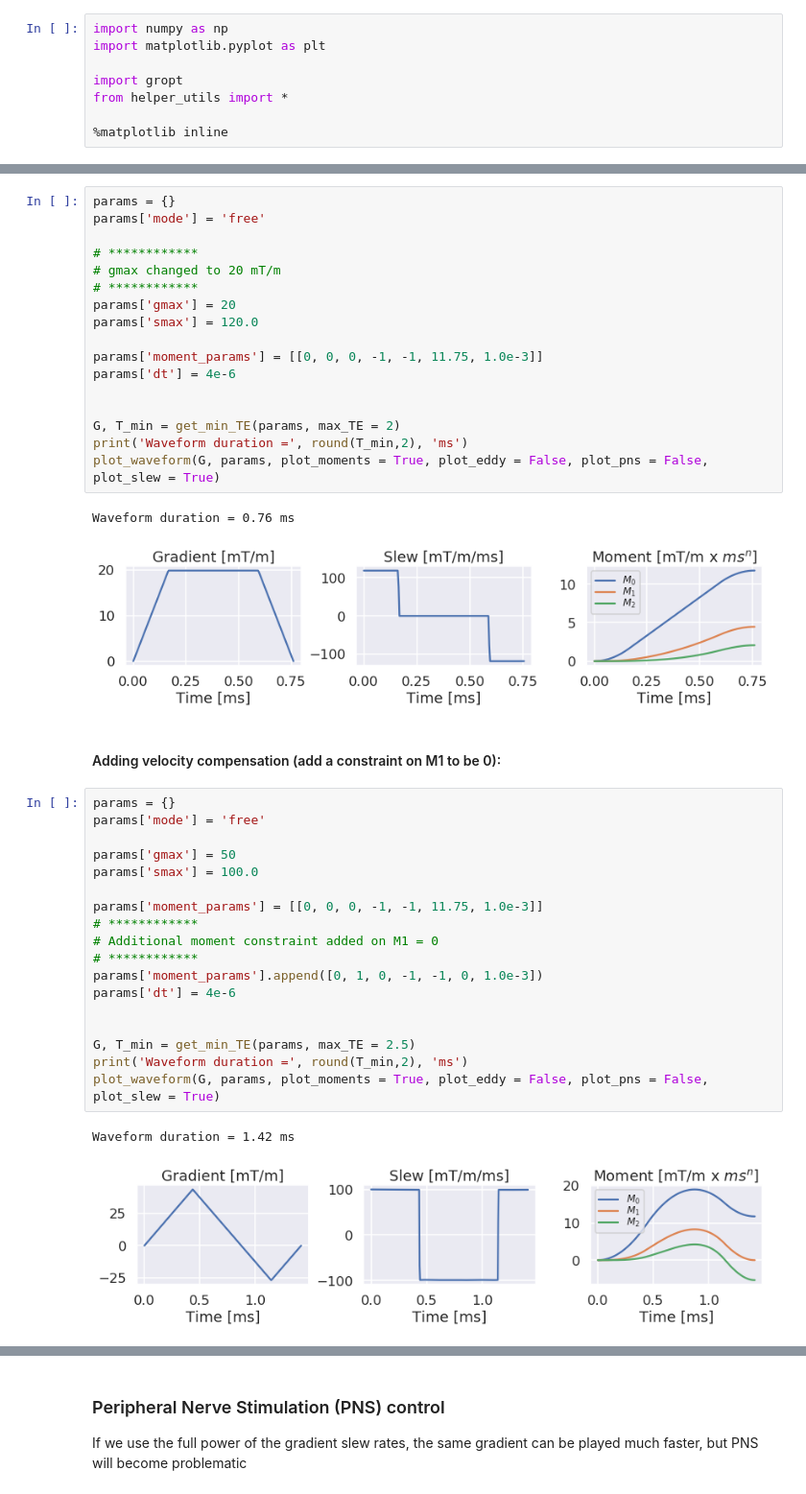
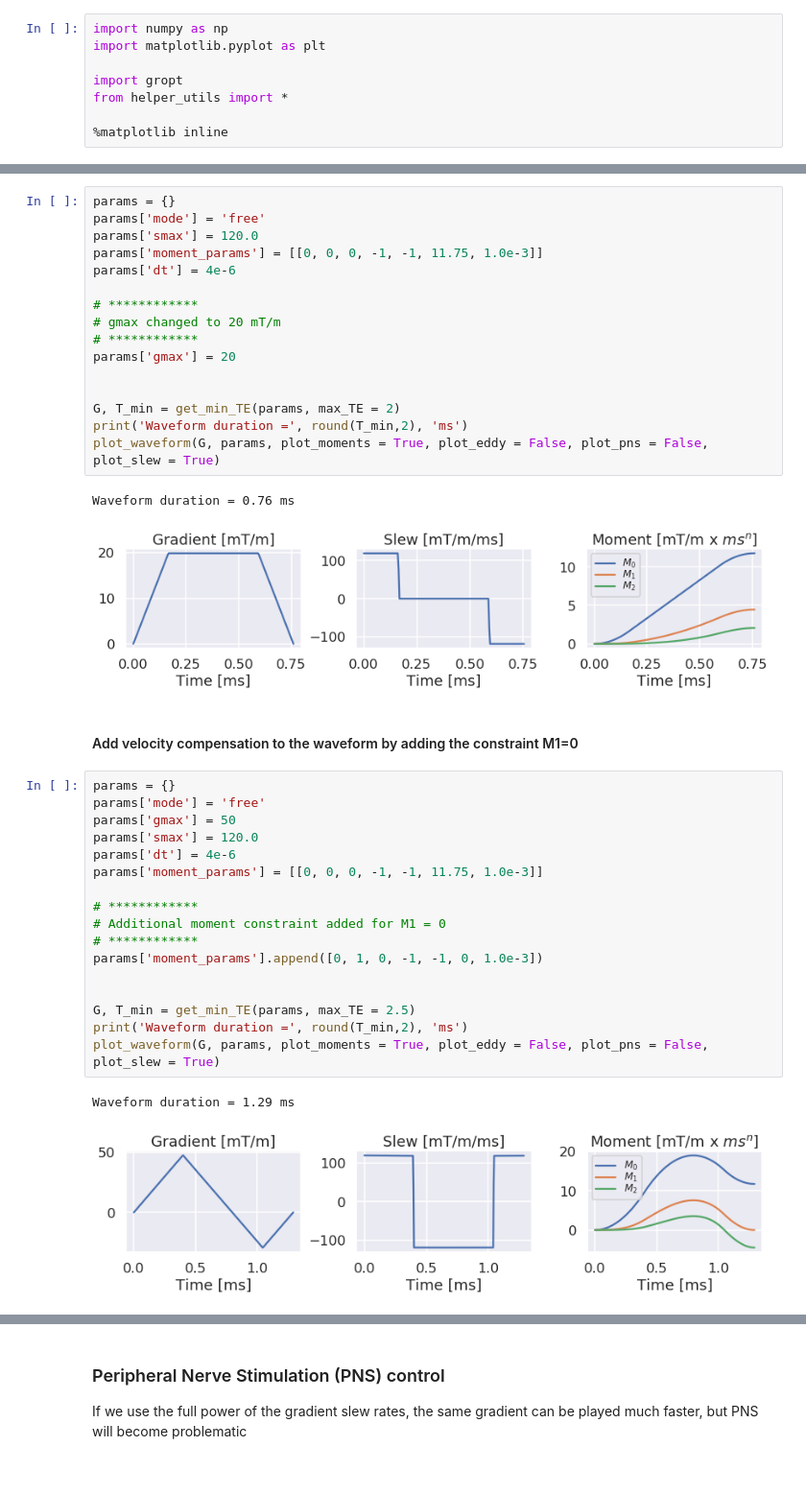
Before and after one commit to mloecher/gropt, a Jupyter notebook: python/ismrm_demo.ipynb, the cells around one changed output, grey strips where cells are left out. Shown at 96% size. Cells and saved outputs as stored; diff of their text form.

```diff
--- a/python/ismrm_demo.ipynb
+++ b/python/ismrm_demo.ipynb
@@ -56,15 +55,14 @@ Waveform duration = 0.63 ms
 # %%
 params = {}
 params['mode'] = 'free'
+params['smax'] = 120.0
+params['moment_params'] = [[0, 0, 0, -1, -1, 11.75, 1.0e-3]]
+params['dt'] = 4e-6
 
 # ************
 # gmax changed to 20 mT/m
 # ************
 params['gmax'] = 20
-params['smax'] = 120.0
-
-params['moment_params'] = [[0, 0, 0, -1, -1, 11.75, 1.0e-3]]
-params['dt'] = 4e-6
 
 
 G, T_min = get_min_TE(params, max_TE = 2)
@@ -74,26 +72,25 @@ plot_waveform(G, params, plot_moments = True, plot_eddy = False, plot_pns = Fals
 Waveform duration = 0.76 ms
 [figure]
 # %% [markdown]
-#### Adding velocity compensation (add a constraint on M1 to be 0):
+#### Add velocity compensation to the waveform by adding the constraint M1=0
 # %%
 params = {}
 params['mode'] = 'free'
+params['gmax'] = 50
+params['smax'] = 120.0
+params['dt'] = 4e-6
+params['moment_params'] = [[0, 0, 0, -1, -1, 11.75, 1.0e-3]]
 
-params['gmax'] = 50
-params['smax'] = 100.0
-
-params['moment_params'] = [[0, 0, 0, -1, -1, 11.75, 1.0e-3]]
 # ************
-# Additional moment constraint added on M1 = 0
+# Additional moment constraint added for M1 = 0
 # ************
 params['moment_params'].append([0, 1, 0, -1, -1, 0, 1.0e-3])
-params['dt'] = 4e-6
 
 
 G, T_min = get_min_TE(params, max_TE = 2.5)
 print('Waveform duration =', round(T_min,2), 'ms')
 plot_waveform(G, params, plot_moments = True, plot_eddy = False, plot_pns = False, plot_slew = True)
 # %% [output]
-Waveform duration = 1.42 ms
+Waveform duration = 1.29 ms
-[figure, old version]
+[figure, new version]
 # %% [markdown]
```
Also changed, not shown: parts of 16 cells of this notebook.
